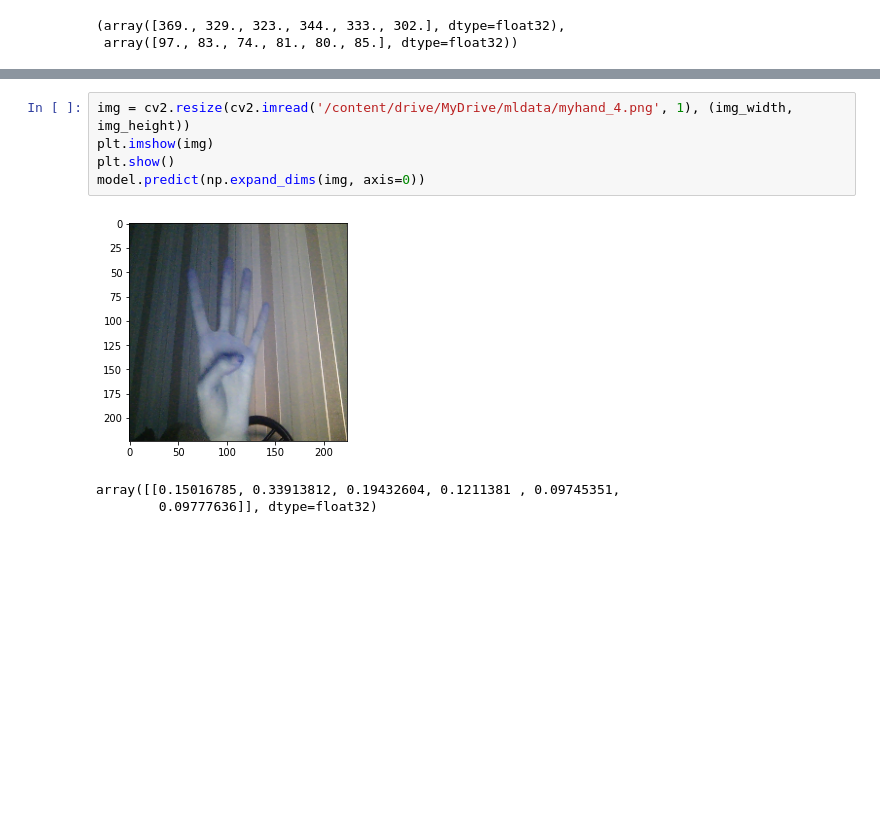
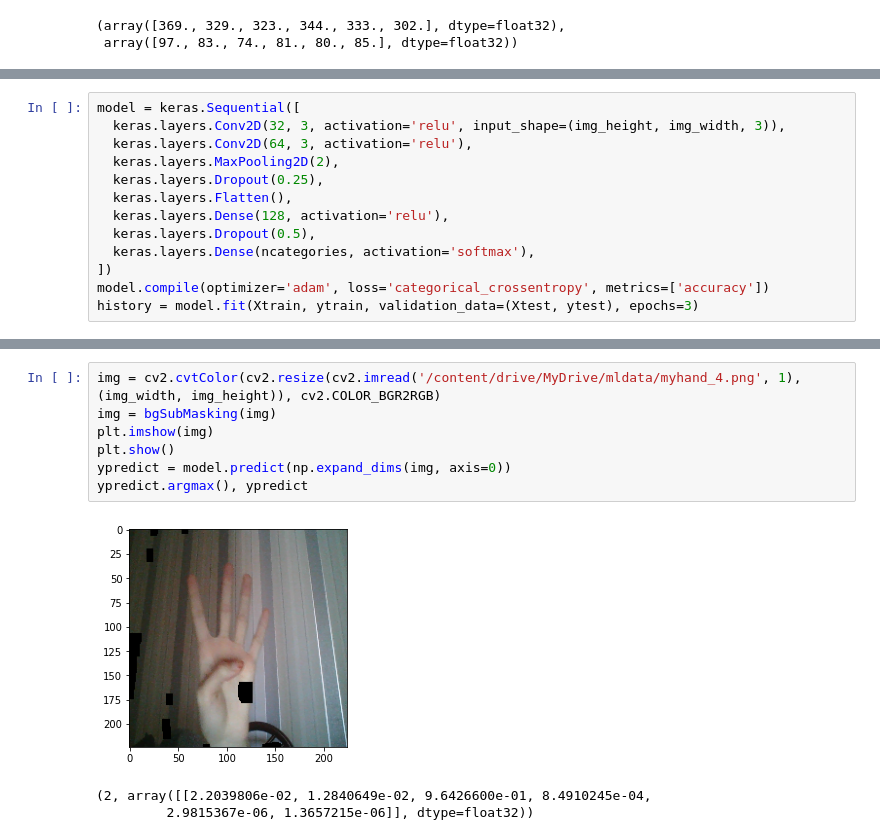
Before and after one commit to alkur-gh/finger-counter, a Jupyter notebook: demo.ipynb, the cells around one changed output, grey strips where cells are left out. Drawn from its saved outputs; the diff is of its cells as text; blank space fills up the shorter version.

```diff
--- a/demo.ipynb
+++ b/demo.ipynb
@@ -66,0 +212,13 @@ Epoch 5/5
+# %%
+model = keras.Sequential([
+  keras.layers.Conv2D(32, 3, activation='relu', input_shape=(img_height, img_width, 3)),
+  keras.layers.Conv2D(64, 3, activation='relu'),
+  keras.layers.MaxPooling2D(2),
+  keras.layers.Dropout(0.25),
+  keras.layers.Flatten(),
+  keras.layers.Dense(128, activation='relu'),
+  keras.layers.Dropout(0.5),
+  keras.layers.Dense(ncategories, activation='softmax'),
+])
+model.compile(optimizer='adam', loss='categorical_crossentropy', metrics=['accuracy'])
+history = model.fit(Xtrain, ytrain, validation_data=(Xtest, ytest), epochs=3)
@@ -67,12 +232,14 @@ Epoch 5/5
 # %%
-img = cv2.resize(cv2.imread('/content/drive/MyDrive/mldata/myhand_4.png', 1), (img_width, img_height))
+img = cv2.cvtColor(cv2.resize(cv2.imread('/content/drive/MyDrive/mldata/myhand_4.png', 1), (img_width, img_height)), cv2.COLOR_BGR2RGB)
+img = bgSubMasking(img)
 plt.imshow(img)
 plt.show()
-model.predict(np.expand_dims(img, axis=0))
+ypredict = model.predict(np.expand_dims(img, axis=0))
+ypredict.argmax(), ypredict
 # %% [output]
-[figure, old version]
+[figure, new version]
-array([[0.15016785, 0.33913812, 0.19432604, 0.1211381 , 0.09745351,
-        0.09777636]], dtype=float32)
+(2, array([[2.2039806e-02, 1.2840649e-02, 9.6426600e-01, 8.4910245e-04,
+         2.9815367e-06, 1.3657215e-06]], dtype=float32))
 # %%
 img = cv2.resize(cv2.imread('/content/drive/MyDrive/mldata/background.png', 1), (img_width, img_height))
 plt.imshow(img)
```
Also changed, not shown: parts of 11 cells of this notebook.
